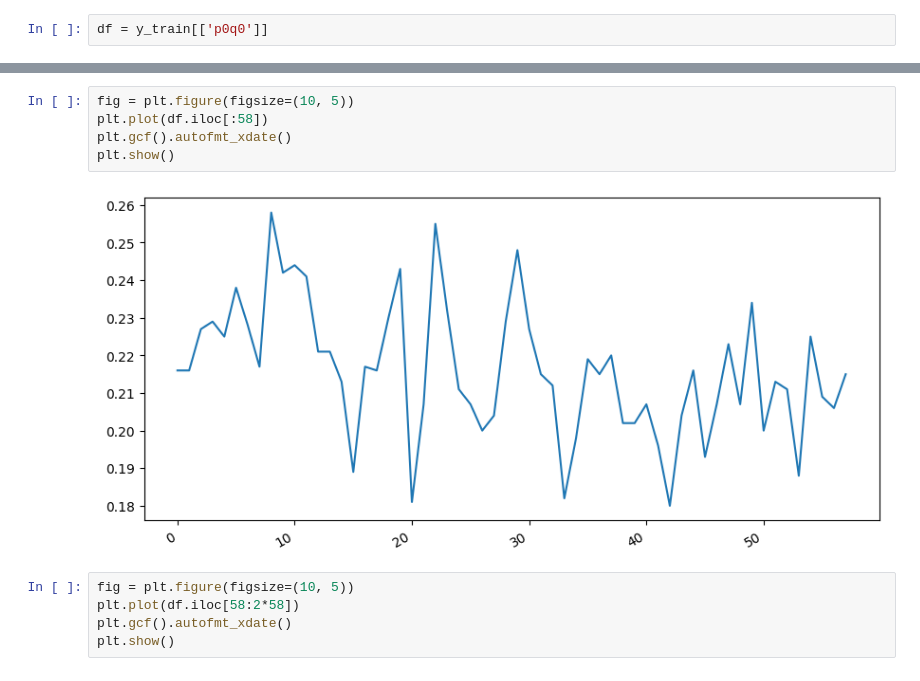
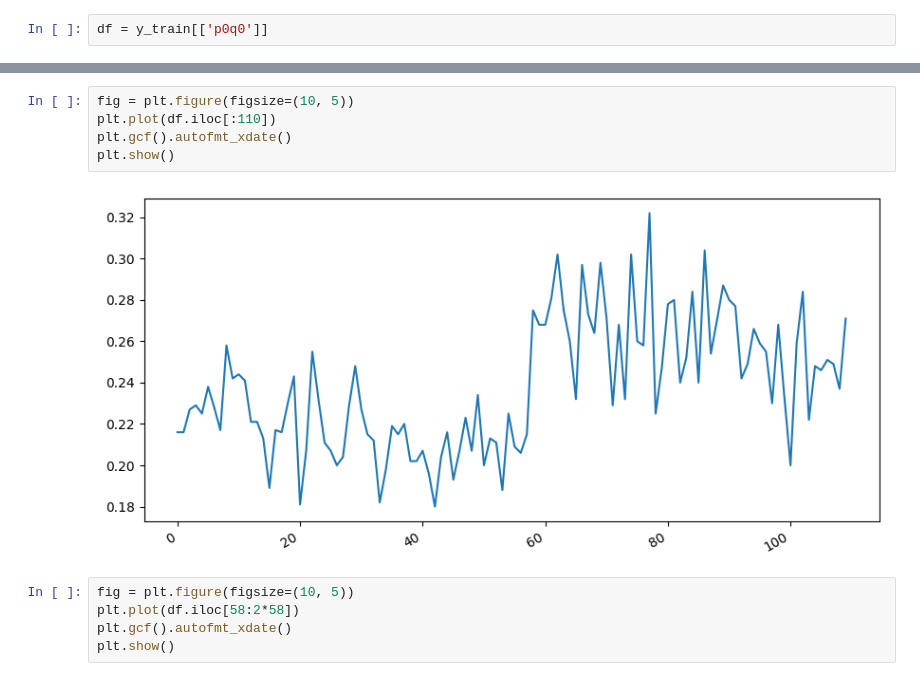
Before and after one commit to contepablod/DLS_Bourbaki, a Jupyter notebook: Semana4/intro_autorregresivos.ipynb, the cells around one changed output, grey strips where cells are left out. Drawn from its saved outputs; the diff is of its cells as text.

```diff
--- a/Semana4/intro_autorregresivos.ipynb
+++ b/Semana4/intro_autorregresivos.ipynb
@@ -237,10 +251,10 @@ df.head()
 # %%
 fig = plt.figure(figsize=(10, 5))
-plt.plot(df.iloc[:58])
+plt.plot(df.iloc[:110])
 plt.gcf().autofmt_xdate()
 plt.show()
 # %% [output]
-[figure, old version]
+[figure, new version]
 # %%
 fig = plt.figure(figsize=(10, 5))
 plt.plot(df.iloc[58:2*58])
```
Also changed, not shown: parts of 8 cells of this notebook, 2 other files.
